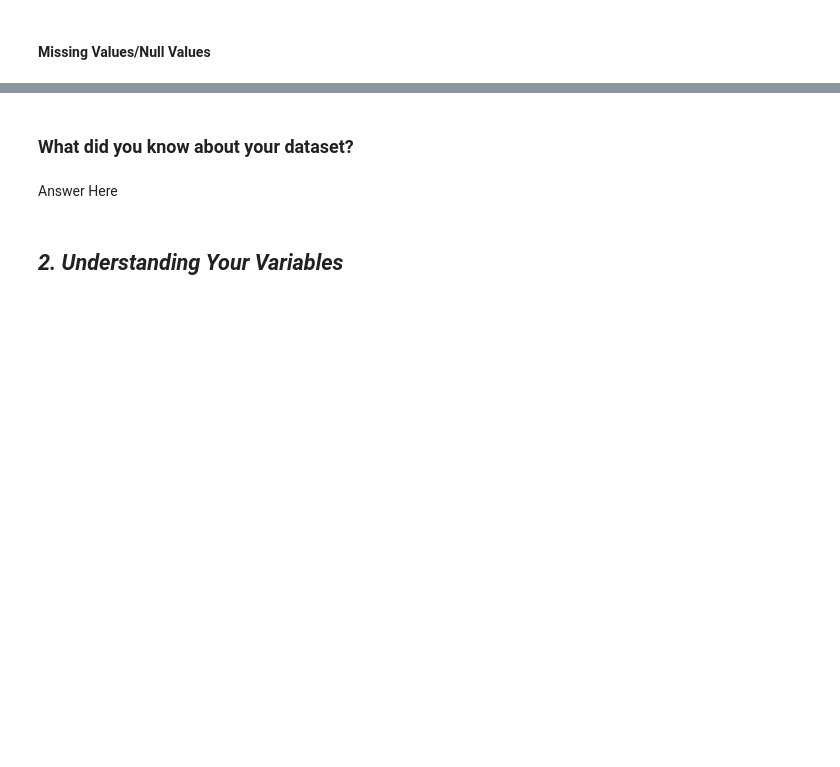
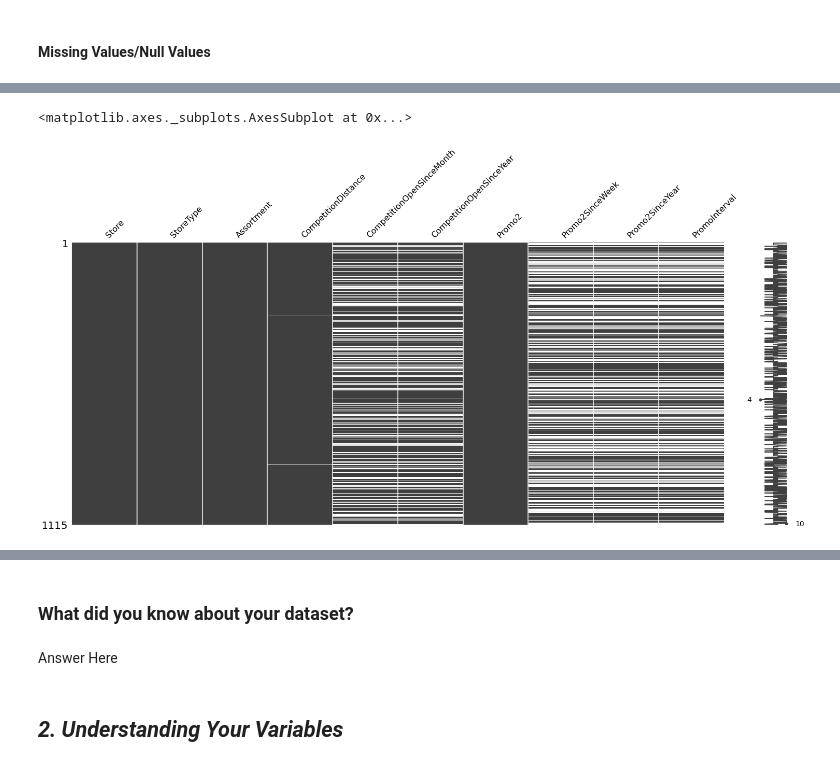
Before and after one commit to Jeetesh-KumarM/CAPSTONE-PROJECT-2-Regression, a Jupyter notebook: Capstone_Project_2_Regression.ipynb, the cells around one changed output, grey strips where cells are left out. Saved outputs shown, nothing was run; the diff lists cells and outputs as text; code cells hidden in the pictures; blank space fills up the shorter version.

```diff
--- a/Capstone_Project_2_Regression.ipynb
+++ b/Capstone_Project_2_Regression.ipynb
@@ -132,2 +236,7 @@ store.head()
 # %%
 # Visualizing the missing values
+import missingno as msno
+msno.matrix(store)
+# %% [output]
+<matplotlib.axes._subplots.AxesSubplot at 0x...>
+[figure, added]
```
Also changed, not shown: parts of 30 cells of this notebook.
